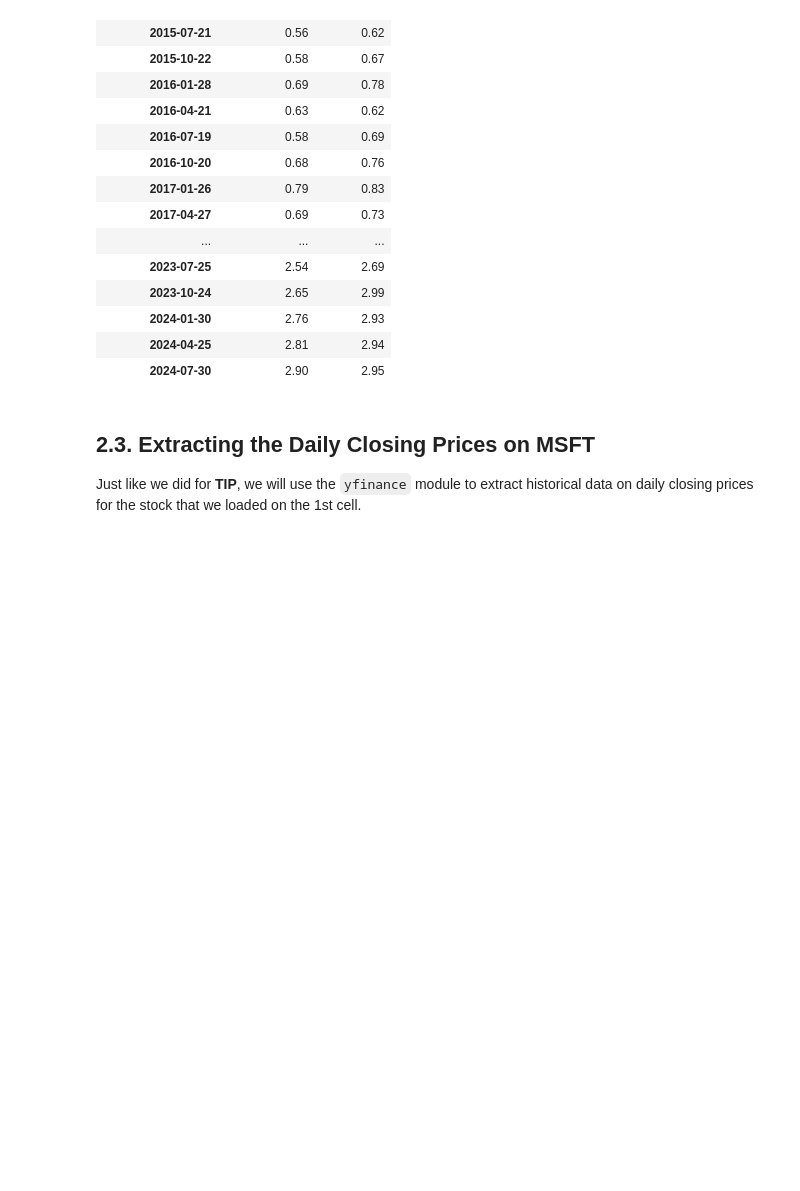
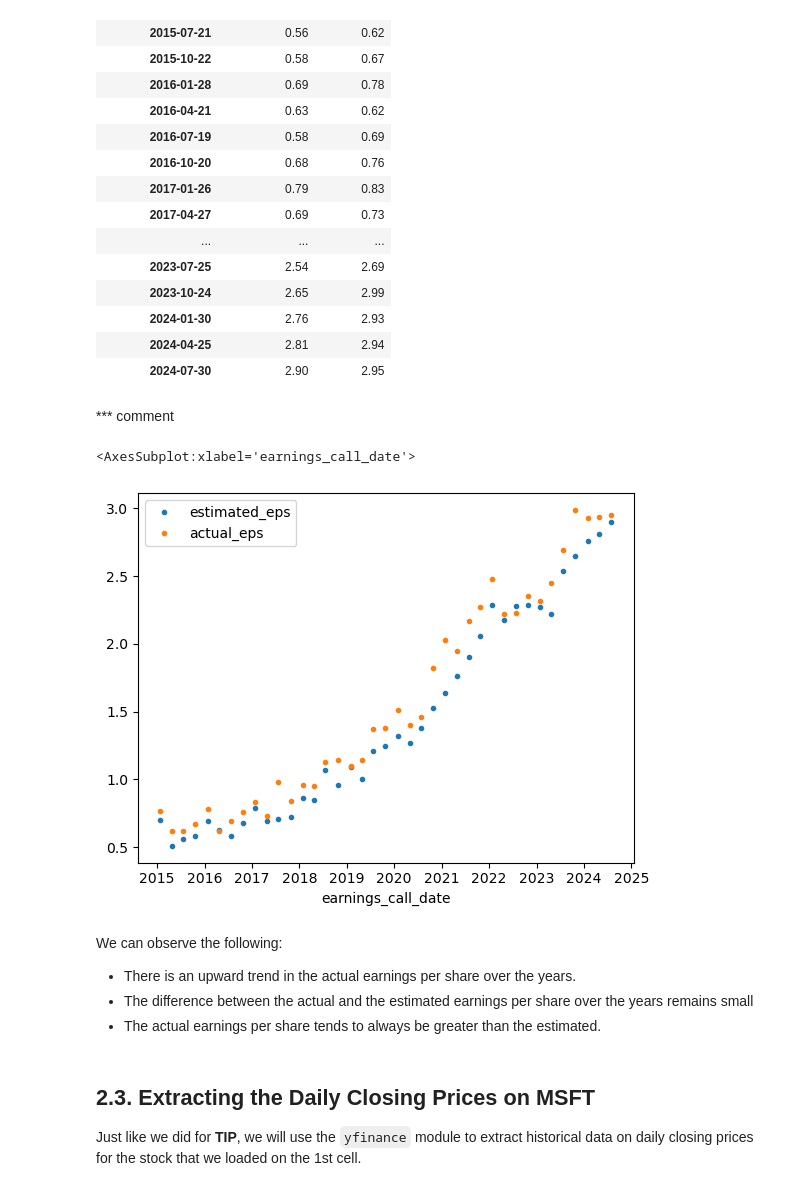
Before and after one commit to laura1machado1delostoyos/MSFTPricePrediction, a Jupyter notebook: Draft_XGBoost_Time_Series_Price_Analysis.ipynb, the cells around one changed output. Drawn from its saved outputs; the diff is of its cells as text; code cells hidden in the pictures; blank space fills up the shorter version.

```diff
--- a/Draft_XGBoost_Time_Series_Price_Analysis.ipynb
+++ b/Draft_XGBoost_Time_Series_Price_Analysis.ipynb
@@ -163,6 +168,20 @@ earnings_calls
 | 2024-01-30 | 2.76 | 2.93 |
 | 2024-04-25 | 2.81 | 2.94 |
 | 2024-07-30 | 2.90 | 2.95 |
+# %% [markdown]
+*** comment
+# %%
+earnings_calls.plot(style = '.',
+                   )
+# plt.show()
+# %% [output]
+<AxesSubplot:xlabel='earnings_call_date'>
+[figure, added]
+# %% [markdown]
+We can observe the following:
+* There is an upward trend in the actual earnings per share over the years.
+* The difference between the actual and the estimated earnings per share over the years remains small
+* The actual earnings per share tends to always be greater than the estimated.
 # %% [markdown]
 ## 2.3. Extracting the Daily Closing Prices on MSFT
 Just like we did for **TIP**, we will use the `yfinance` module to extract historical data on daily closing prices for the stock that we loaded on the 1st cell.
```
Also changed, not shown: parts of 11 cells of this notebook.
